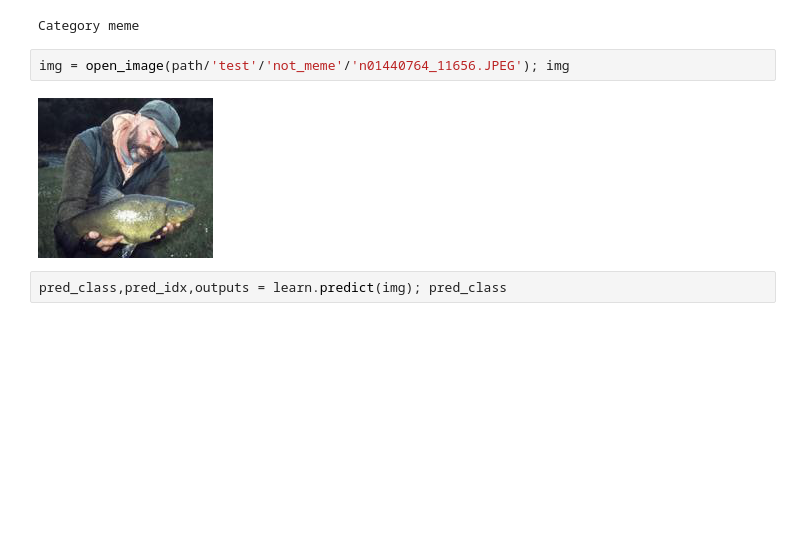
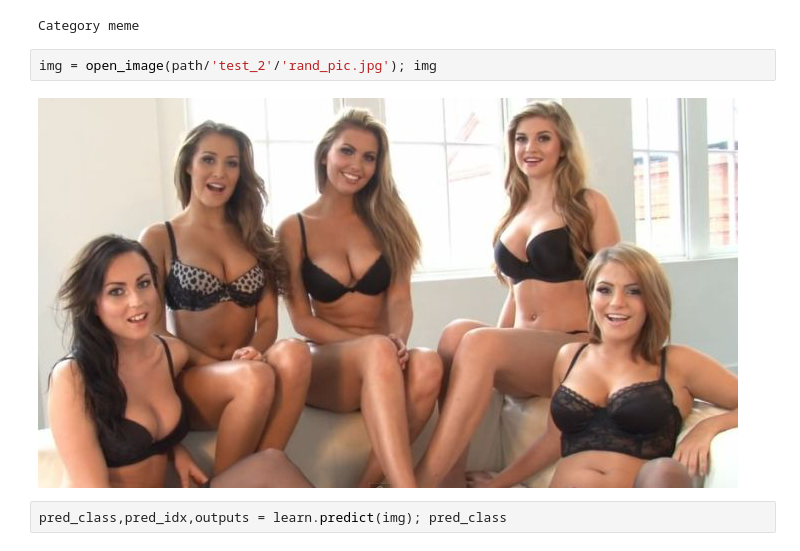
Before and after one commit to 0xshinobii/meme_classifier, a Jupyter notebook: meme_classifier.ipynb, the cells around one changed output. Saved outputs shown, nothing was run; the diff lists cells and outputs as text; blank space fills up the shorter version.

Commit message:
re-trained with added images of persons as previous model was performing badly on normal people images and imagenet training DS was missing them

```diff
--- a/meme_classifier.ipynb
+++ b/meme_classifier.ipynb
@@ -342,9 +380,9 @@ pred_class,pred_idx,outputs = learn.predict(img); pred_class
 # %% [output]
 Category meme
 # %%
-img = open_image(path/'test'/'not_meme'/'n01440764_11656.JPEG'); img
+img = open_image(path/'test_2'/'rand_pic.jpg'); img
 # %% [output]
-[figure, old version]
+[figure, new version]
 # %%
 pred_class,pred_idx,outputs = learn.predict(img); pred_class
 # %% [output]
```
Also changed, not shown: parts of 38 cells of this notebook, 2 other files.
